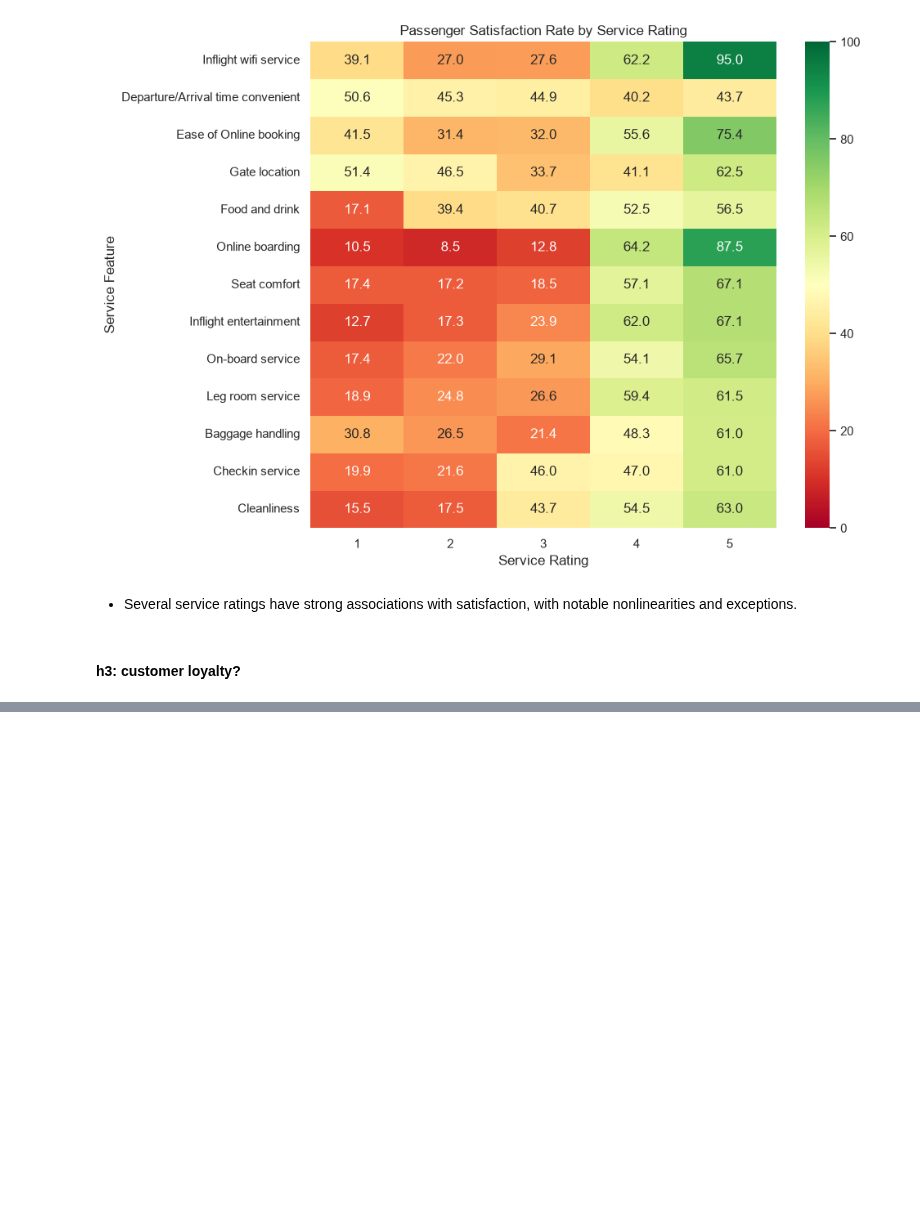
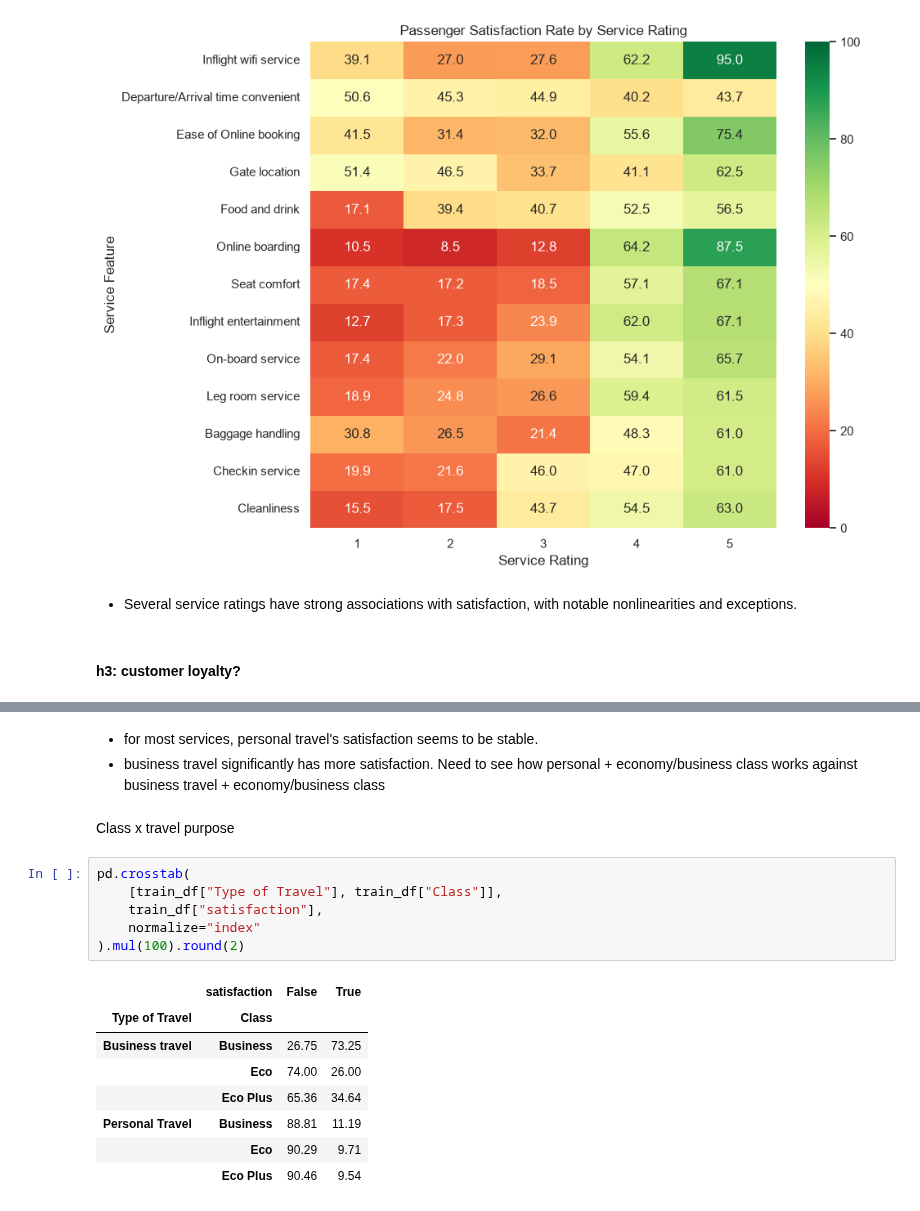
Before and after one commit to BharatK0049/airline-satisfaction-prediction, a Jupyter notebook: notebooks/02_eda.ipynb, the cells around one changed output, grey strips where cells are left out. Saved outputs shown, nothing was run; the diff lists cells and outputs as text; blank space fills up the shorter version.

```diff
--- a/notebooks/02_eda.ipynb
+++ b/notebooks/02_eda.ipynb
@@ -543,0 +705,20 @@ plt.show()
+# %% [markdown]
+- for most services, personal travel's satisfaction seems to be stable.
+- business travel significantly has more satisfaction. Need to see how personal + economy/business class works against business travel + economy/business class
+# %% [markdown]
+Class x travel purpose
+# %%
+pd.crosstab(
+    [train_df["Type of Travel"], train_df["Class"]],
+    train_df["satisfaction"],
+    normalize="index"
+).mul(100).round(2)
+# %% [output]
+|  | satisfaction | False | True |
+| Type of Travel | Class |  |  |
+| Business travel | Business | 26.75 | 73.25 |
+|  | Eco | 74.00 | 26.00 |
+|  | Eco Plus | 65.36 | 34.64 |
+| Personal Travel | Business | 88.81 | 11.19 |
+|  | Eco | 90.29 | 9.71 |
+|  | Eco Plus | 90.46 | 9.54 |
```
Also changed, not shown: parts of 17 cells of this notebook, 2 other files.
